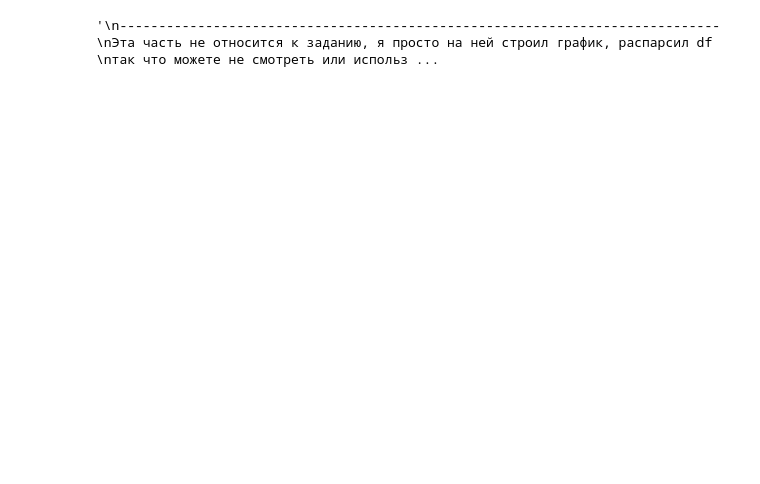
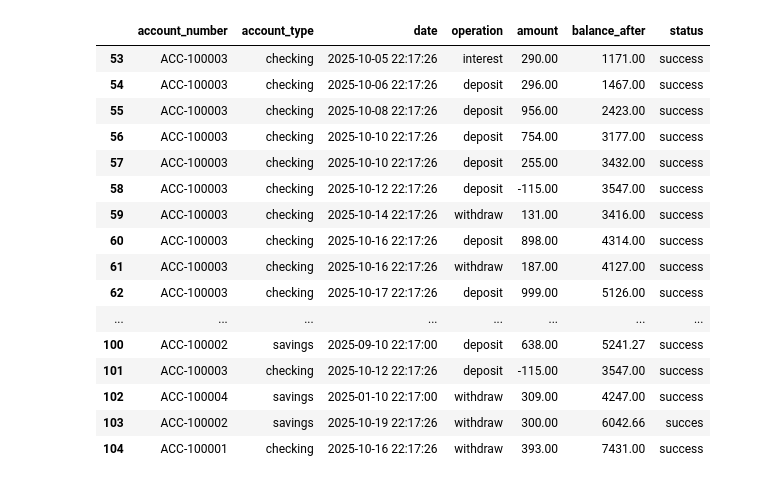
Before and after one commit to luky048-ship-it/My-training-Slubik-Stanislav, a Jupyter notebook: Домашнее задание_5.ipynb, the cells around one changed output. Drawn from its saved outputs; the diff is of its cells as text; code cells hidden in the pictures; blank space fills up the shorter version.

Commit message:
ДЗ-5 продолжение финальная часть

```diff
--- a/Домашнее задание_5.ipynb
+++ b/Домашнее задание_5.ipynb
@@ -237,39 +276,47 @@ class Account:
 # %%
 """
 -----------------------------------------------------------------------------
-Эта часть не относится к заданию, я просто на ней строил график, распарсил df
-так что можете не смотреть или использовать для проверки.
+Эта часть не относится к заданию
 -----------------------------------------------------------------------------
 
 """
-# from dateutil import parser
+from dateutil import parser
 
-# def parse_date(date_str):
-#     try:
-#         return parser.parse(date_str, fuzzy=True)
-#     except:
-#         return pd.NaT
+def parse_date(date_str):
+    try:
+        return parser.parse(date_str, fuzzy=True)
+    except:
+        return pd.NaT
 
-# df['date'] = df['date'].apply(parse_date)
-# df = df.dropna(subset=['date'])
-# df['balance_after'] = pd.to_numeric(df['balance_after'], errors='coerce')
-# df['month'] = df['date'].dt.strftime('%m').astype(int)
+df['date'] = df['date'].apply(parse_date)
+df = df.dropna(subset=['date'])
 
-# add_months = df.groupby('month', as_index=False)['balance_after'].last()
 
-# fig, ax = plt.subplots(figsize=(8, 6))
-# sns.lineplot(data = add_months, x ='month', y ='balance_after', marker='o', ax=ax)
+def fix_date(df, date_col='date'):
 
-# for i, row in add_months.iterrows():
-#     ax.text(row['month'], row['balance_after'], f'{row['balance_after']:.0f}',
-#             ha='center', va='baseline', fontsize=10)
 
-# ax.set_title('Динамика счета по месяцам')
-# ax.set_xlabel('Месяц')
-# ax.set_ylabel('Сумма операций')
-# plt.show()
+    pass
+
+
+display(df.iloc[50:])
 # %% [output]
-'\n-----------------------------------------------------------------------------\nЭта часть не относится к заданию, я просто на ней строил график, распарсил df \nтак что можете не смотреть или использ ...
+|  | account_number | account_type | date | operation | amount | balance_after | status |
+| 53 | ACC-100003 | checking | 2025-10-05 22:17:26 | interest | 290.00 | 1171.00 | success |
+| 54 | ACC-100003 | checking | 2025-10-06 22:17:26 | deposit | 296.00 | 1467.00 | success |
+| 55 | ACC-100003 | checking | 2025-10-08 22:17:26 | deposit | 956.00 | 2423.00 | success |
+| 56 | ACC-100003 | checking | 2025-10-10 22:17:26 | deposit | 754.00 | 3177.00 | success |
+| 57 | ACC-100003 | checking | 2025-10-10 22:17:26 | deposit | 255.00 | 3432.00 | success |
+| 58 | ACC-100003 | checking | 2025-10-12 22:17:26 | deposit | -115.00 | 3547.00 | success |
+| 59 | ACC-100003 | checking | 2025-10-14 22:17:26 | withdraw | 131.00 | 3416.00 | success |
+| 60 | ACC-100003 | checking | 2025-10-16 22:17:26 | deposit | 898.00 | 4314.00 | success |
+| 61 | ACC-100003 | checking | 2025-10-16 22:17:26 | withdraw | 187.00 | 4127.00 | success |
+| 62 | ACC-100003 | checking | 2025-10-17 22:17:26 | deposit | 999.00 | 5126.00 | success |
+| ... | ... | ... | ... | ... | ... | ... | ... |
+| 100 | ACC-100002 | savings | 2025-09-10 22:17:00 | deposit | 638.00 | 5241.27 | success |
+| 101 | ACC-100003 | checking | 2025-10-12 22:17:26 | deposit | -115.00 | 3547.00 | success |
+| 102 | ACC-100004 | savings | 2025-01-10 22:17:00 | withdraw | 309.00 | 4247.00 | success |
+| 103 | ACC-100002 | savings | 2025-10-19 22:17:26 | withdraw | 300.00 | 6042.66 | succes |
+| 104 | ACC-100001 | checking | 2025-10-16 22:17:26 | withdraw | 393.00 | 7431.00 | success |
 # %%
 # Задание 2
 # %%
```
Also changed, not shown: parts of 3 cells of this notebook.
